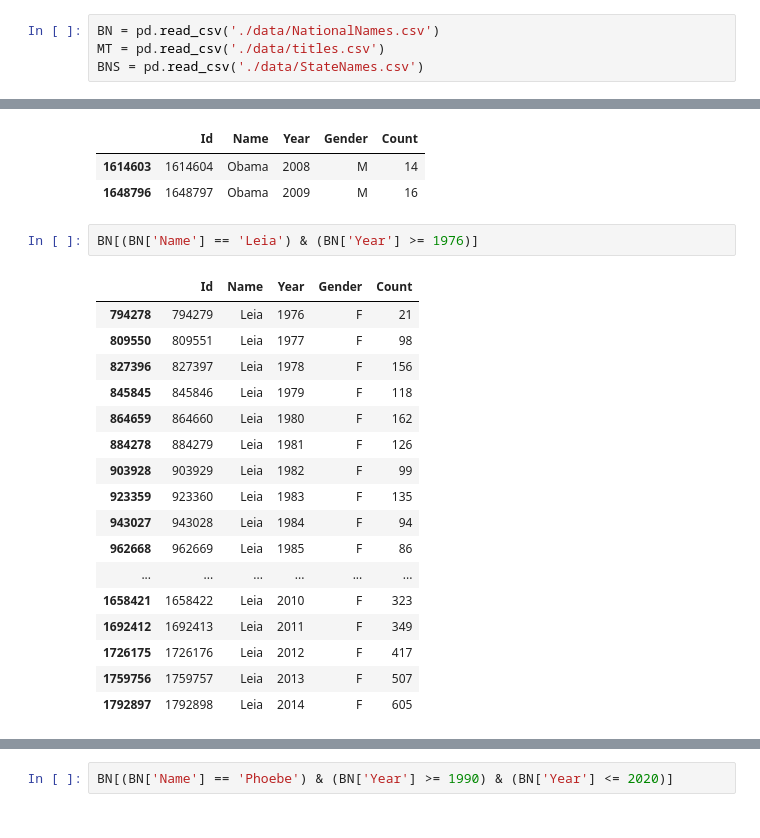
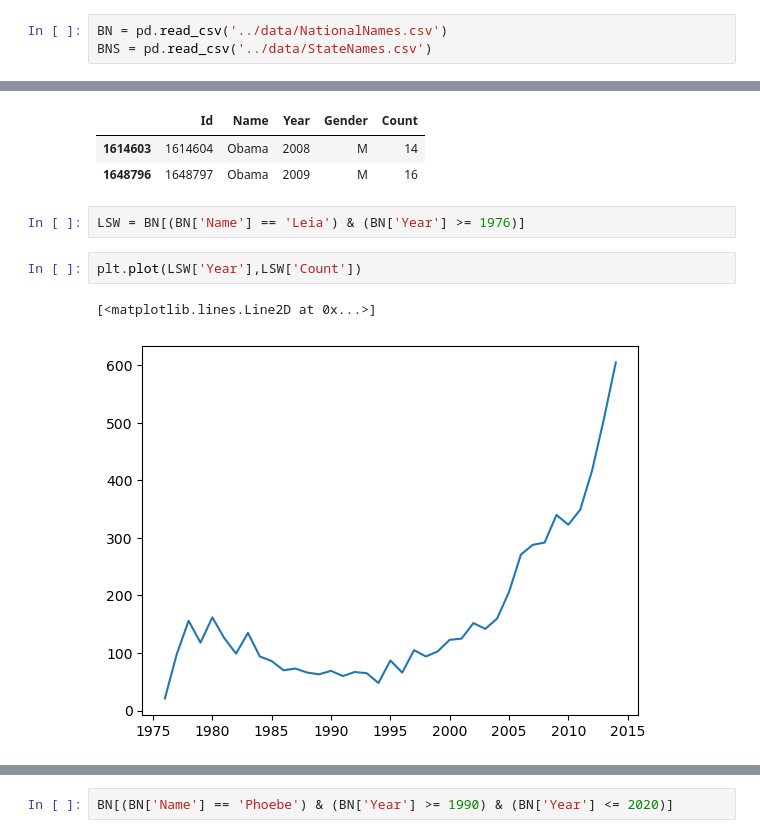
Before and after one commit to Jerspen175/CapStoneBabynames, a Jupyter notebook: notebook/BabyNamesvsPopShows-checkpoint.ipynb, the cells around one changed output, grey strips where cells are left out. Cells and saved outputs as stored; diff of their text form.

```diff
--- a/notebook/BabyNamesvsPopShows-checkpoint.ipynb
+++ b/notebook/BabyNamesvsPopShows-checkpoint.ipynb
@@ -4,9 +4,8 @@ import numpy as np
 import matplotlib.pyplot as plt
 import seaborn as sns
 # %%
-BN = pd.read_csv('./data/NationalNames.csv')
-MT = pd.read_csv('./data/titles.csv')
-BNS = pd.read_csv('./data/StateNames.csv')
+BN = pd.read_csv('../data/NationalNames.csv')
+BNS = pd.read_csv('../data/StateNames.csv')
 # %%
 pd.DataFrame(BN)
 # %% [output]
@@ -203,23 +202,10 @@ BN[(BN['Name'] == 'Obama') & (BN['Year'] >= 2000)]
 | 1614603 | 1614604 | Obama | 2008 | M | 14 |
 | 1648796 | 1648797 | Obama | 2009 | M | 16 |
 # %%
-BN[(BN['Name'] == 'Leia') & (BN['Year'] >= 1976)]
+LSW = BN[(BN['Name'] == 'Leia') & (BN['Year'] >= 1976)]
-# %% [output]
-|  | Id | Name | Year | Gender | Count |
-| 794278 | 794279 | Leia | 1976 | F | 21 |
-| 809550 | 809551 | Leia | 1977 | F | 98 |
-| 827396 | 827397 | Leia | 1978 | F | 156 |
-| 845845 | 845846 | Leia | 1979 | F | 118 |
-| 864659 | 864660 | Leia | 1980 | F | 162 |
-| 884278 | 884279 | Leia | 1981 | F | 126 |
-| 903928 | 903929 | Leia | 1982 | F | 99 |
-| 923359 | 923360 | Leia | 1983 | F | 135 |
-| 943027 | 943028 | Leia | 1984 | F | 94 |
-| 962668 | 962669 | Leia | 1985 | F | 86 |
-| ... | ... | ... | ... | ... | ... |
-| 1658421 | 1658422 | Leia | 2010 | F | 323 |
-| 1692412 | 1692413 | Leia | 2011 | F | 349 |
-| 1726175 | 1726176 | Leia | 2012 | F | 417 |
-| 1759756 | 1759757 | Leia | 2013 | F | 507 |
-| 1792897 | 1792898 | Leia | 2014 | F | 605 |
+# %%
+plt.plot(LSW['Year'],LSW['Count'])
+# %% [output]
+[<matplotlib.lines.Line2D at 0x...>]
+[figure, added]
 # %%
```
Also changed, not shown: parts of 13 cells of this notebook.
